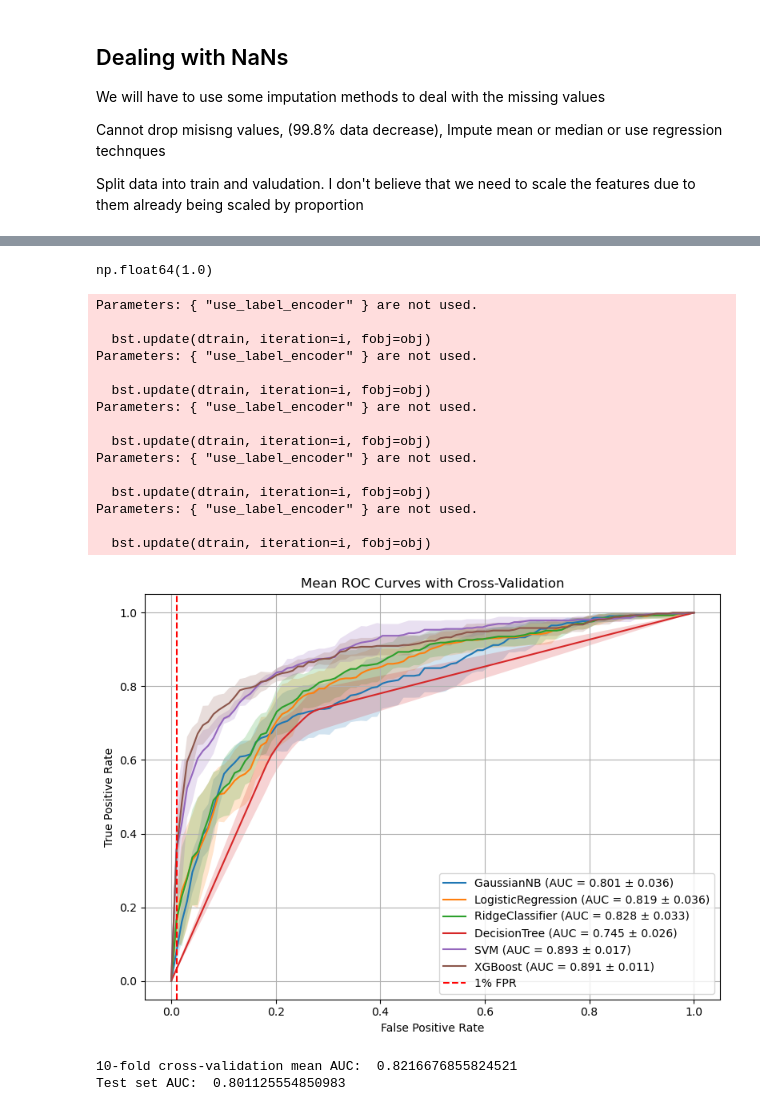
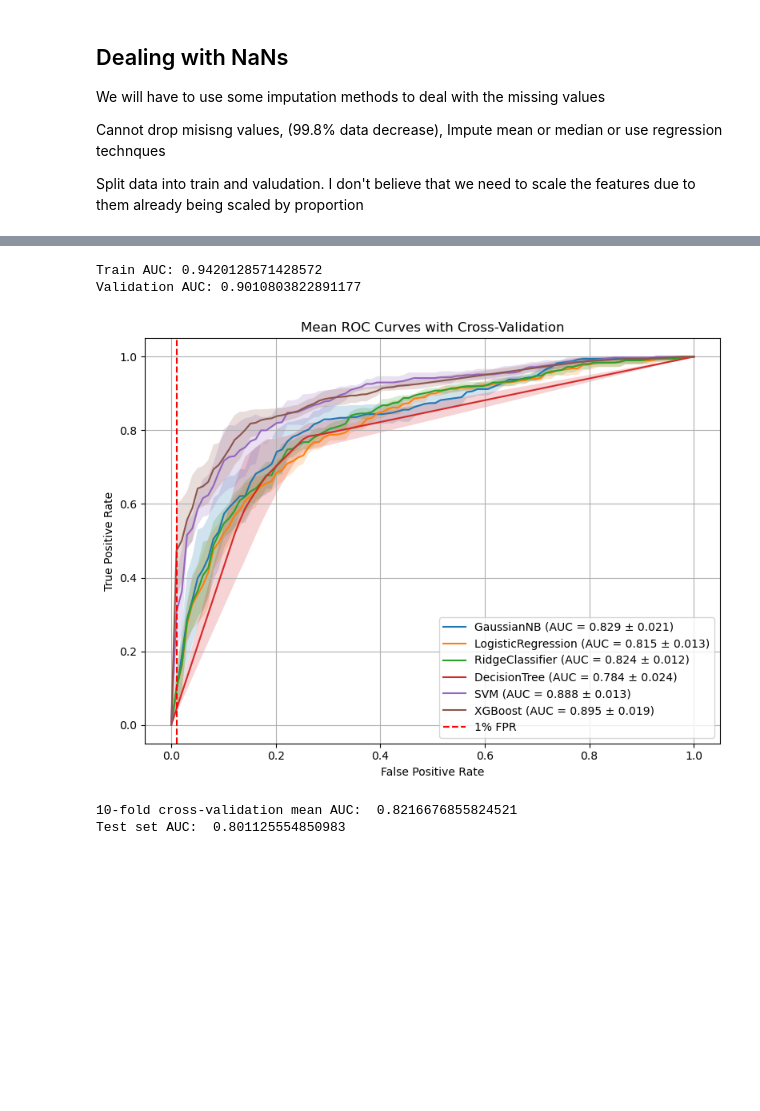
Before and after one commit to emihutter7/CSDS-340-Case-Study-1, a Jupyter notebook: CSDS340Case1.ipynb, the cells around one changed output, grey strips where cells are left out. Cells and saved outputs as stored; diff of their text form; code cells hidden in the pictures; blank space fills up the shorter version.

```diff
--- a/CSDS340Case1.ipynb
+++ b/CSDS340Case1.ipynb
@@ -155,0 +137,2 @@ Name: 30, Length: 450, dtype: int64
+# %%
+X_train,X_val, y_train, y_val = train_test_split(features,target,test_size=0.20, random_state=42,shuffle=True)
@@ -180,0 +235,3 @@ def tpr_at_fpr(y_true, y_score, fpr_target=0.01):
+# %%
+X_train_cur = X_train_median_imputation
+X_val_cur = X_val_median_imputation
@@ -264,7 +350,34 @@ DecisionTree        0.744968        0.032219
-# %%
-auc
-# %% [output]
-np.float64(1.0)
+# %%
+#OVERFITTING CHECK
+# Scale the train and validation sets
+scaler = StandardScaler()
+X_train_scaled = scaler.fit_transform(X_train_cur)
+X_val_scaled = scaler.transform(X_val_cur)  # if you have a separate validation set
+
+# Train SVM with best parameters
+final_svm = SVC(
+    C=10,
+    gamma=0.01,
+    kernel='rbf',
+    probability=True,
+    random_state=42
+)
+final_svm.fit(X_train_scaled, y_train)
+
+# Predict probabilities
+y_train_scores = final_svm.predict_proba(X_train_scaled)[:, 1]
+y_val_scores   = final_svm.predict_proba(X_val_scaled)[:, 1]
+
+# Compute AUC
+from sklearn.metrics import roc_auc_score
+train_auc = roc_auc_score(y_train, y_train_scores)
+val_auc   = roc_auc_score(y_val, y_val_scores)
+
+print(f"Train AUC: {train_auc}")
+print(f"Validation AUC: {val_auc}")
+# %% [output]
+Train AUC: 0.9420128571428572
+Validation AUC: 0.9010803822891177
 # %%
 def plot_mean_roc(model, X, y, n_splits=5, label=None):
     cv = StratifiedKFold(n_splits=n_splits, shuffle=True, random_state=42)
@@ -283,50 +396,35 @@ def plot_mean_roc(model, X, y, n_splits=5, label=None):
         fpr, tpr, _ = roc_curve(y.iloc[val_idx], y_score)
         tprs.append(np.interp(mean_fpr, fpr, tpr))
         tprs[-1][0] = 0.0
         fold_auc = auc(fpr, tpr)
         aucs.append(fold_auc)
 
     mean_tpr = np.mean(tprs, axis=0)
     mean_tpr[-1] = 1.0
     mean_auc = np.mean(aucs)
     std_auc = np.std(aucs)
 
     plt.plot(mean_fpr, mean_tpr, label=f"{label} (AUC = {mean_auc:.3f} ± {std_auc:.3f})")
     plt.fill_between(mean_fpr,
                      np.maximum(mean_tpr - np.std(tprs, axis=0), 0),
                      np.minimum(mean_tpr + np.std(tprs, axis=0), 1),
                      alpha=0.2)
 
 plt.figure(figsize=(8, 6))
 
 for name, model in models.items():
-    plot_mean_roc(model, X_train, y_train, label=name)
+    plot_mean_roc(model, X_train_cur, y_train, label=name)
 
 plt.axvline(x=0.01, color='red', linestyle='--', label='1% FPR')
 plt.xlabel("False Positive Rate")
 plt.ylabel("True Positive Rate")
 plt.title("Mean ROC Curves with Cross-Validation")
 plt.legend(loc="lower right")
 plt.grid(True)
 plt.tight_layout()
 plt.show()
 # %% [output]
-Parameters: { "use_label_encoder" } are not used.
-
-  bst.update(dtrain, iteration=i, fobj=obj)
-Parameters: { "use_label_encoder" } are not used.
-
-  bst.update(dtrain, iteration=i, fobj=obj)
-Parameters: { "use_label_encoder" } are not used.
-
-  bst.update(dtrain, iteration=i, fobj=obj)
-Parameters: { "use_label_encoder" } are not used.
-
-  bst.update(dtrain, iteration=i, fobj=obj)
-Parameters: { "use_label_encoder" } are not used.
-
-  bst.update(dtrain, iteration=i, fobj=obj)
-[figure, old version]
+[figure, new version]
 # %%
 # -*- coding: utf-8 -*-
 """
```
Also changed, not shown: parts of 19 cells of this notebook.
